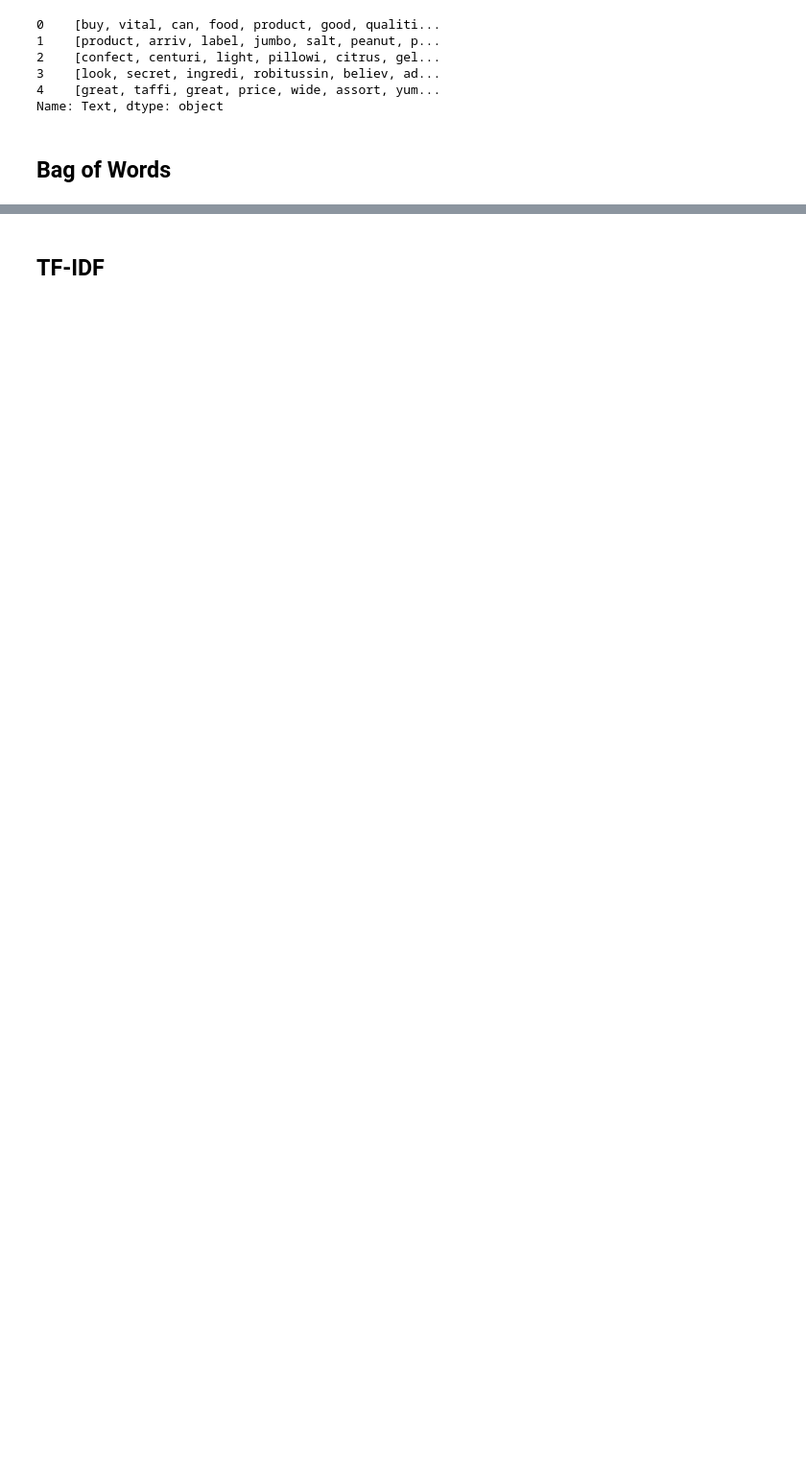
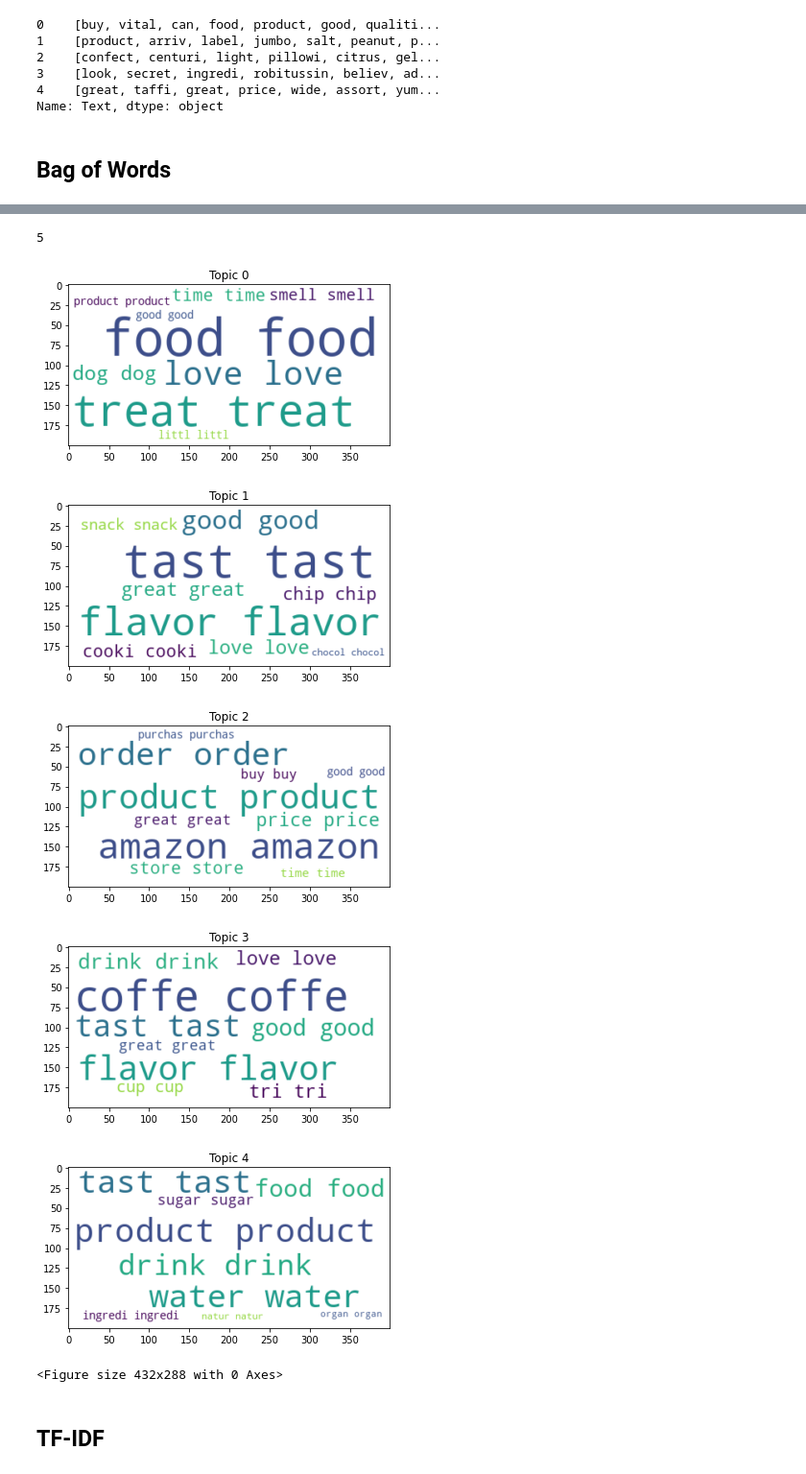
Before and after one commit to FreddieBrown/Jupyter-Trials, a Jupyter notebook: LDASentiment.ipynb, the cells around one changed output, grey strips where cells are left out. Shown at 96% size. Cells and saved outputs as stored; diff of their text form; code cells hidden in the pictures; blank space fills up the shorter version.

```diff
--- a/LDASentiment.ipynb
+++ b/LDASentiment.ipynb
@@ -33,3 +31,9 @@ stemmer = SnowballStemmer('english')
+# %%
+data = pd.read_csv("data/Reviews.csv")
+data_text = pd.DataFrame(data["Text"])
+data_text['index'] = data_text.index
+data_text.head()
+stemmer = SnowballStemmer('english')
 # %%
 len(data_text)
 # %% [output]
@@ -57,6 +61,21 @@ Name: Text, dtype: object
 # %%
 dictionary = gensim.corpora.Dictionary(processed_docs)
 dictionary.filter_extremes(no_below=15, no_above=0.5, keep_n=100000)
+# %%
+def visualise_topics(model, topics):
+    print(topics)
+    for topic in range(0, topics):
+        text = ""
+        topic_terms = model.get_topic_terms(topic)
+        for topic_term in topic_terms:
+            text += " "
+            text+= " ".join([dictionary[topic_term[0]] for i in range(int(topic_term[1]*1000))])
+        wc = WordCloud(background_color='white', max_words=1000, margin=10,
+               random_state=1).generate(text)
+        plt.title("Topic {}".format(topic))
+        plt.imshow(wc.recolor(random_state=3),
+               interpolation="bilinear")
+        plt.figure()
 # %% [markdown]
 ## Bag of Words
 # %%
@@ -106,5 +127,10 @@ Word 14 ("stew") appears 1 time.
+# %%
+topics = 5
+loss = "categorical_crossentropy"
+batch_size = 64
+epochs = 8
 # %%
-lda_model = gensim.models.LdaMulticore(bow_corpus, num_topics=2, id2word=dictionary, passes=2, workers=2)
+lda_model = gensim.models.LdaMulticore(bow_corpus, num_topics=topics, id2word=dictionary, passes=2, workers=2)
 for idx, topic in lda_model.print_topics(-1):
     print("Topic: {} \nWords: {}\n".format(idx, topic))
 # %% [output]
@@ -116,3 +151,13 @@ Words: 0.020*"like" + 0.016*"tast" + 0.014*"product" + 0.014*"good" + 0.012*"gre
+# %%
+visualise_topics(lda_model, topics)
+# %% [output]
+5
+[figure, added]
+[figure, added]
+[figure, added]
+[figure, added]
+[figure, added]
+<Figure size 432x288 with 0 Axes>
 # %% [markdown]
 ## TF-IDF
 # %%
```
Also changed, not shown: parts of 31 cells of this notebook, 1 other file.
